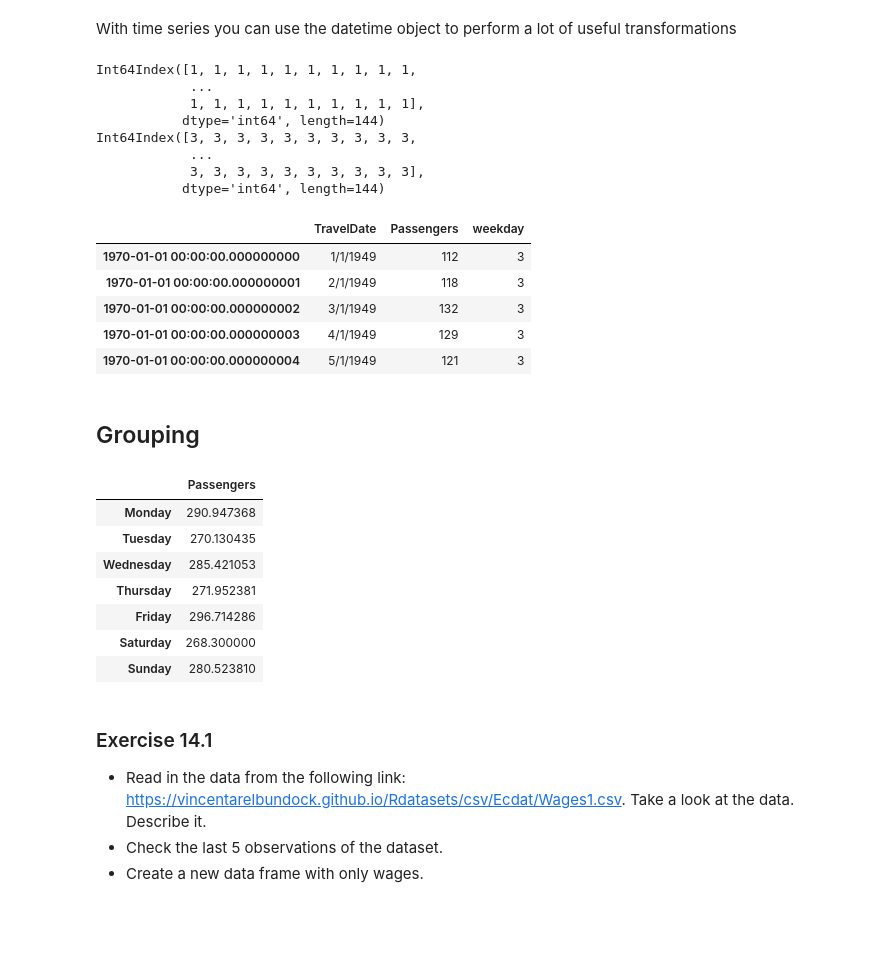
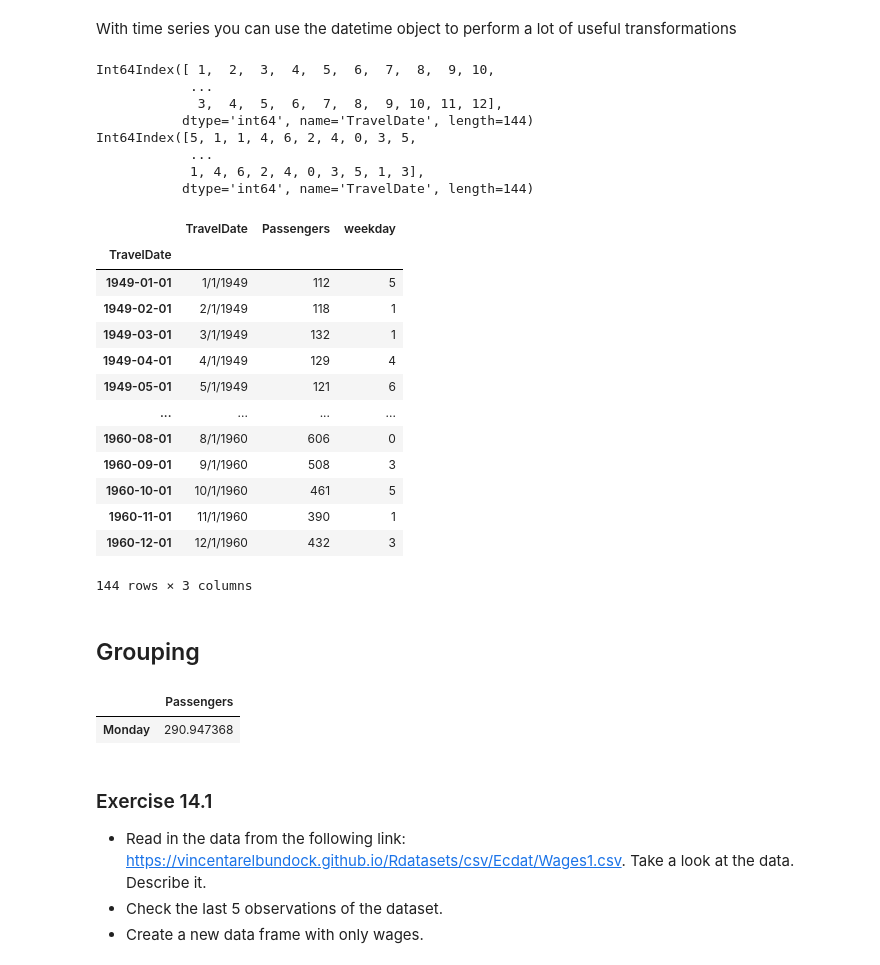
Before and after one commit to jbduarte/SGPE_Numerical_Course, a Jupyter notebook: Part 3- Data Analysis/14_Data_Analysis.ipynb, the cells around one changed output. Drawn from its saved outputs; the diff is of its cells as text; code cells hidden in the pictures; blank space fills up the shorter version.

```diff
--- a/Part 3- Data Analysis/14_Data_Analysis.ipynb
+++ b/Part 3- Data Analysis/14_Data_Analysis.ipynb
@@ -458,30 +476,39 @@ Length: 144, dtype: float64
 With time series you can use the datetime object to perform a lot of useful transformations
 # %%
 # Now we are able to use a couple of useful things
+data.index = data['TravelDate']
 dates = pd.to_datetime(data.index)
 data.index = dates
 print(data.index.month)
 print(data.index.weekday) # where 0 is Monday
 # %% [output]
-Int64Index([1, 1, 1, 1, 1, 1, 1, 1, 1, 1,
+Int64Index([ 1,  2,  3,  4,  5,  6,  7,  8,  9, 10,
             ...
-            1, 1, 1, 1, 1, 1, 1, 1, 1, 1],
-           dtype='int64', length=144)
-Int64Index([3, 3, 3, 3, 3, 3, 3, 3, 3, 3,
+             3,  4,  5,  6,  7,  8,  9, 10, 11, 12],
+           dtype='int64', name='TravelDate', length=144)
+Int64Index([5, 1, 1, 4, 6, 2, 4, 0, 3, 5,
             ...
-            3, 3, 3, 3, 3, 3, 3, 3, 3, 3],
-           dtype='int64', length=144)
+            1, 4, 6, 2, 4, 0, 3, 5, 1, 3],
+           dtype='int64', name='TravelDate', length=144)
 # %%
 # Now we can add it as a variable to our dataset
 data['weekday'] = data.index.weekday
-data[:5]
+data[:]
 # %% [output]
 |  | TravelDate | Passengers | weekday |
-| 1970-01-01 00:00:00.000000000 | 1/1/1949 | 112 | 3 |
-| 1970-01-01 00:00:00.000000001 | 2/1/1949 | 118 | 3 |
-| 1970-01-01 00:00:00.000000002 | 3/1/1949 | 132 | 3 |
-| 1970-01-01 00:00:00.000000003 | 4/1/1949 | 129 | 3 |
-| 1970-01-01 00:00:00.000000004 | 5/1/1949 | 121 | 3 |
+| TravelDate |  |  |  |
+| 1949-01-01 | 1/1/1949 | 112 | 5 |
+| 1949-02-01 | 2/1/1949 | 118 | 1 |
+| 1949-03-01 | 3/1/1949 | 132 | 1 |
+| 1949-04-01 | 4/1/1949 | 129 | 4 |
+| 1949-05-01 | 5/1/1949 | 121 | 6 |
+| ... | ... | ... | ... |
+| 1960-08-01 | 8/1/1960 | 606 | 0 |
+| 1960-09-01 | 9/1/1960 | 508 | 3 |
+| 1960-10-01 | 10/1/1960 | 461 | 5 |
+| 1960-11-01 | 11/1/1960 | 390 | 1 |
+| 1960-12-01 | 12/1/1960 | 432 | 3 |
+144 rows × 3 columns
 # %% [markdown]
 <a name='grouping'></a>
 ## Grouping
@@ -491,16 +518,10 @@ weekday_counts = data.groupby('weekday').aggregate(np.mean)
 # %%
-weekday_counts.index = ['Monday', 'Tuesday', 'Wednesday', 'Thursday', 'Friday', 'Saturday', 'Sunday']
+weekday_counts.index = ['Monday']
 weekday_counts
 #weekday_counts.to_latex("my_table.tex")
 # %% [output]
 |  | Passengers |
 | Monday | 290.947368 |
-| Tuesday | 270.130435 |
-| Wednesday | 285.421053 |
-| Thursday | 271.952381 |
-| Friday | 296.714286 |
-| Saturday | 268.300000 |
-| Sunday | 280.523810 |
 # %% [markdown]
 ### Exercise 14.1
 
```
Also changed, not shown: parts of 31 cells of this notebook, 4 other files.
